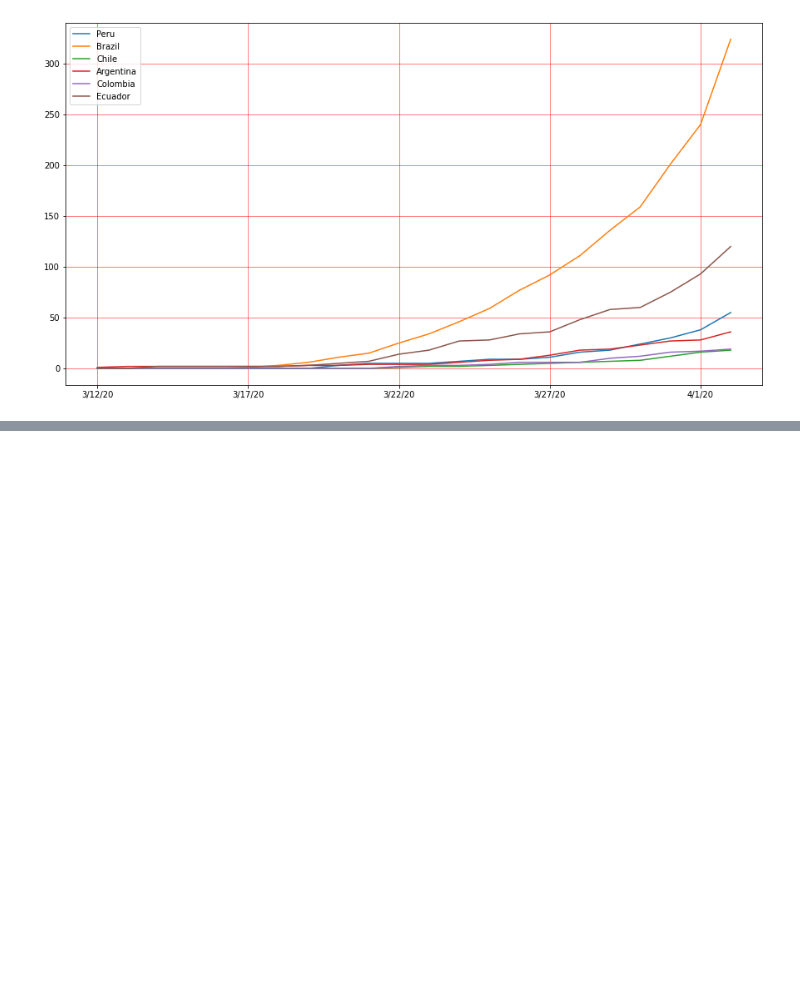
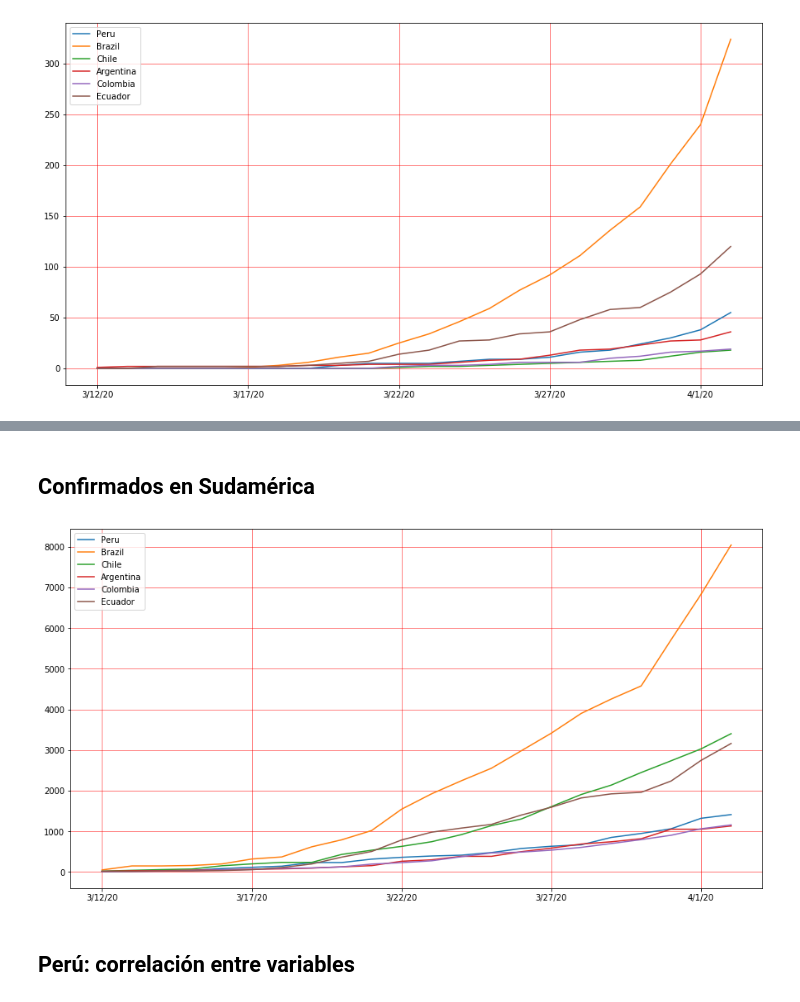
Before and after one commit to JosephPenaQuino/COVID19_UTEC_Economy, a Jupyter notebook: plot_images.ipynb, the cells around one changed output, grey strips where cells are left out. Saved outputs shown, nothing was run; the diff lists cells and outputs as text; code cells hidden in the pictures; blank space fills up the shorter version.

```diff
--- a/plot_images.ipynb
+++ b/plot_images.ipynb
@@ -78,0 +111,17 @@ plt.show()
+# %% [markdown]
+## Confirmados en Sudamérica
+# %%
+plt.rcParams['figure.figsize'] = [15, 8]
+ax = plt.gca()
+peru_data.loc['3/12/20':].plot(kind='line',y='confirmed',label='Peru',ax=ax)
+brazil_data.loc['3/12/20':].plot(kind='line',y='confirmed',label='Brazil', ax=ax)
+chile_data.loc['3/12/20':].plot(kind='line',y='confirmed',label='Chile', ax=ax)
+argentina_data.loc['3/12/20':].plot(kind='line',y='confirmed',label='Argentina', ax=ax)
+colombia_data.loc['3/12/20':].plot(kind='line',y='confirmed',label='Colombia', ax=ax)
+ecuador_data.loc['3/12/20':].plot(kind='line',y='confirmed',label='Ecuador', ax=ax)
+plt.grid(color='r', linestyle='-', linewidth=0.5)
+plt.show()
+# %% [output]
+[figure, added]
+# %% [markdown]
+## Perú: correlación entre variables
```
Also changed, not shown: parts of 22 cells of this notebook, 1 other file.
